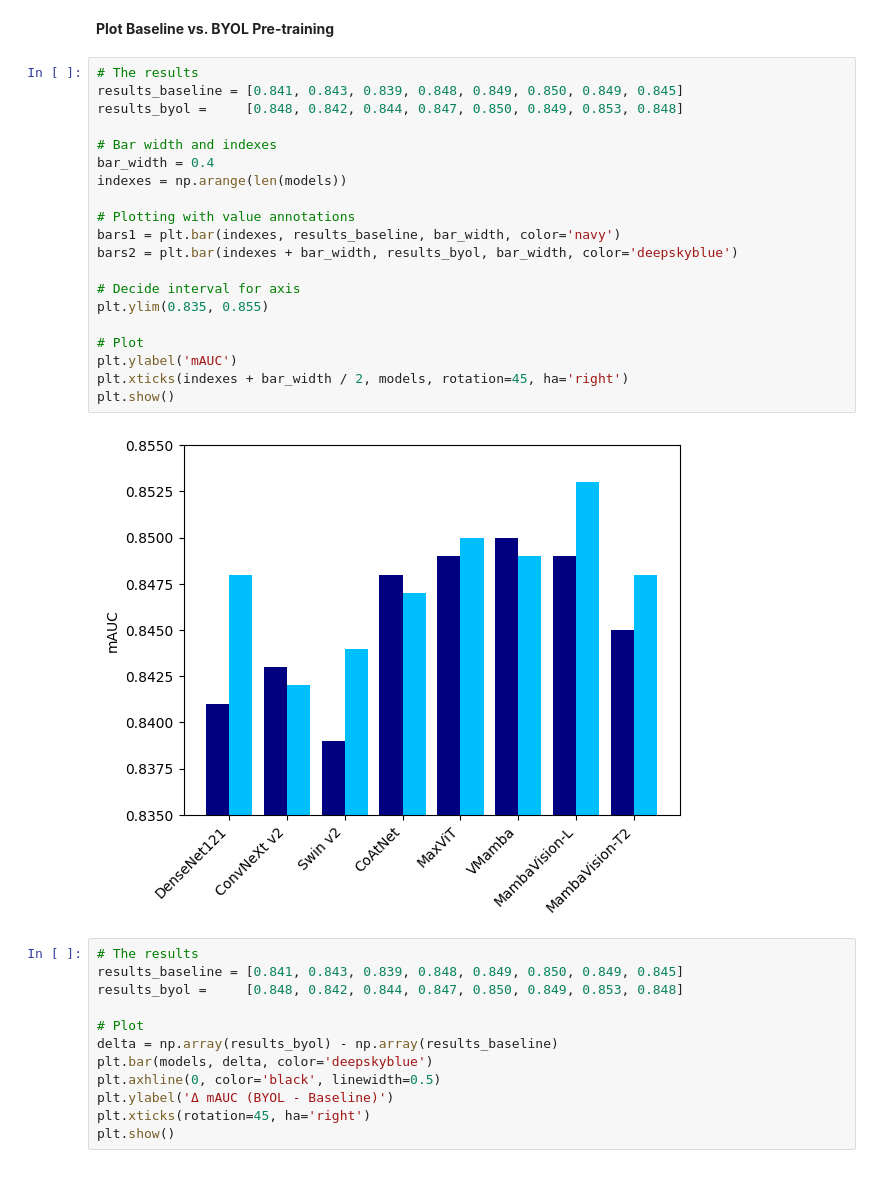
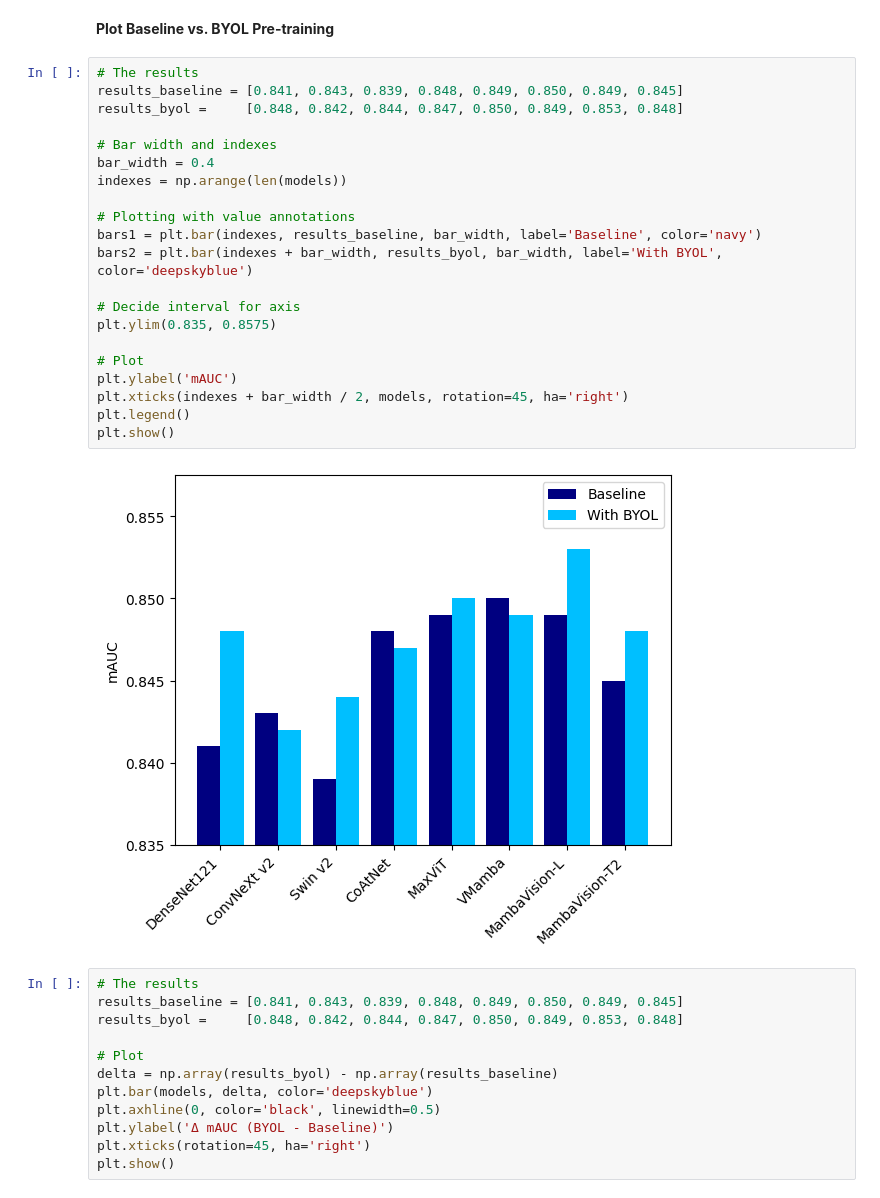
Before and after one commit to bjorneme/master-thesis, a Jupyter notebook: Other/Figures Report/Figures_results.ipynb, the cells around one changed output. Saved outputs shown, nothing was run; the diff lists cells and outputs as text.

```diff
--- a/Other/Figures Report/Figures_results.ipynb
+++ b/Other/Figures Report/Figures_results.ipynb
@@ -108,25 +108,26 @@ plt.show()
 # %%
 # The results
 results_baseline = [0.841, 0.843, 0.839, 0.848, 0.849, 0.850, 0.849, 0.845]
 results_byol =     [0.848, 0.842, 0.844, 0.847, 0.850, 0.849, 0.853, 0.848]
 
 # Bar width and indexes
 bar_width = 0.4
 indexes = np.arange(len(models))
 
 # Plotting with value annotations
-bars1 = plt.bar(indexes, results_baseline, bar_width, color='navy')
-bars2 = plt.bar(indexes + bar_width, results_byol, bar_width, color='deepskyblue')
+bars1 = plt.bar(indexes, results_baseline, bar_width, label='Baseline', color='navy')
+bars2 = plt.bar(indexes + bar_width, results_byol, bar_width, label='With BYOL', color='deepskyblue')
 
 # Decide interval for axis
-plt.ylim(0.835, 0.855)
+plt.ylim(0.835, 0.8575)
 
 # Plot
 plt.ylabel('mAUC')
 plt.xticks(indexes + bar_width / 2, models, rotation=45, ha='right')
+plt.legend()
 plt.show()
 # %% [output]
-[figure, old version]
+[figure, new version]
 # %%
 # The results
 results_baseline = [0.841, 0.843, 0.839, 0.848, 0.849, 0.850, 0.849, 0.845]
```
Also changed, not shown: parts of 3 cells of this notebook, 8 other files.
